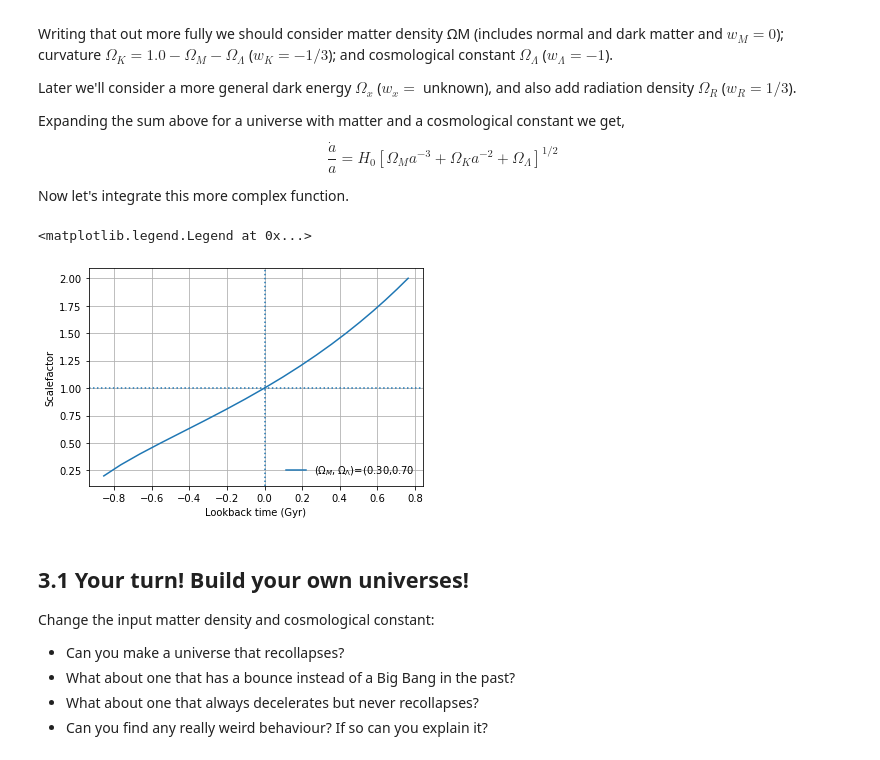
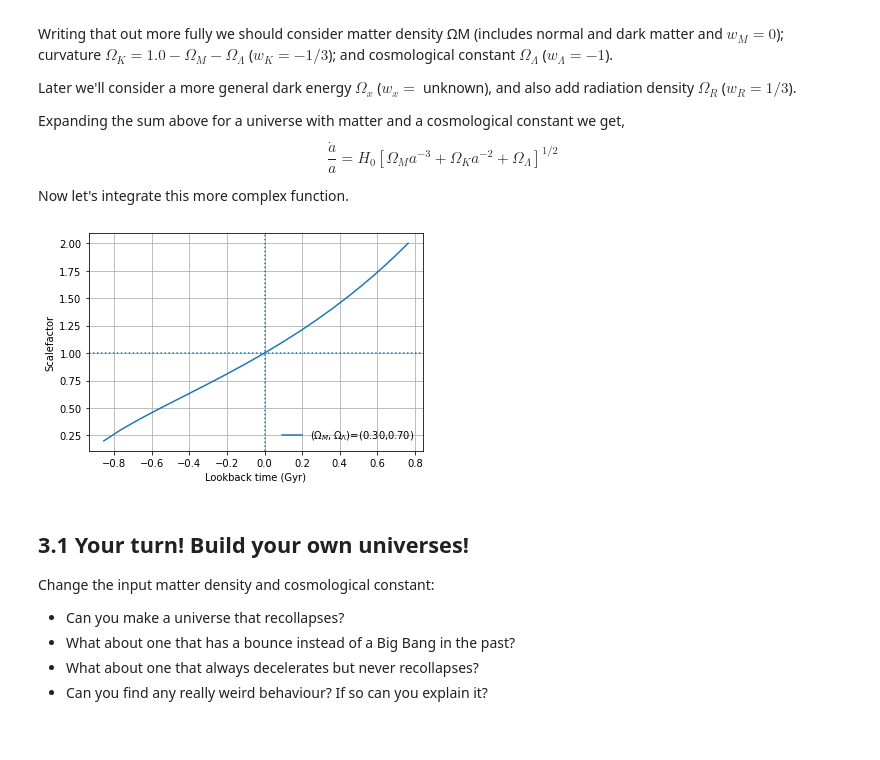
Before and after one commit to Eldred777/Cosmological_Project, a Jupyter notebook: CosmologyIntroduction/Ciaran_intro.ipynb, the cells around one changed output. Drawn from its saved outputs; the diff is of its cells as text; code cells hidden in the pictures.

Commit message:
Save figures
In CosmoIntro/plots.

```diff
--- a/CosmologyIntroduction/Ciaran_intro.ipynb
+++ b/CosmologyIntroduction/Ciaran_intro.ipynb
@@ -200,28 +207,29 @@ def adotinv(a,om,ol) -> float:
 # %%
 # Calculate for the universe we think we live in, with approximately matter density 0.3 and cosmological constant 0.7
 om = 0.3
 ol = 0.7
 
 # Note that when you integrate something with more than one argument you pass it with args=(arg1,arg2) in the integrate function
 # e.g. "integrate.quad(adotinv, lower_limit, uper_limit, args=(om,ol))""
 t_today_Gyr, _ = integrate.quad(adotinv, 0, 1, args=(om,ol))
 t_Gyr = np.array([integrate.quad(adotinv, 0, a_end, args=(om,ol))[0] for a_end in a_arr[1:]])
 # slice [1:] to avoid division by zero error
 t_lookback_Gyr = t_Gyr - t_today_Gyr
 
 # Plot this new model
 fig, ax = plt.subplots()
 # slice a_arr [1:] for same reason as t_Gyr slice
-ax.plot(t_lookback_Gyr,a_arr[1:],label=f'($\Omega_M,\Omega_\Lambda$)=({om:.2f},{ol:.2f}')
+ax.plot(t_lookback_Gyr,a_arr[1:],label=f'($\Omega_M,\Omega_\Lambda$)=({om:.2f},{ol:.2f})')
 ax.axvline(x=0,linestyle=':') # Plot some crosshairs
 ax.axhline(y=1,linestyle=':')
 ax.set_xlabel('Lookback time (Gyr)')
 ax.set_ylabel('Scalefactor')
 ax.grid()
 ax.legend(loc='lower right',frameon=False)
+fig.savefig(f"{cd}/CosmologyIntroduction/plots/C_our_universe.png")
+fig.savefig(f"{cd}/CosmologyIntroduction/plots/C_our_universe.pdf")
 # %% [output]
-<matplotlib.legend.Legend at 0x...>
-[figure, old version]
+[figure, new version]
 # %% [markdown]
 ## 3.1 Your turn! Build your own universes!
 
```
Also changed, not shown: parts of 6 cells of this notebook, 2 other files.
